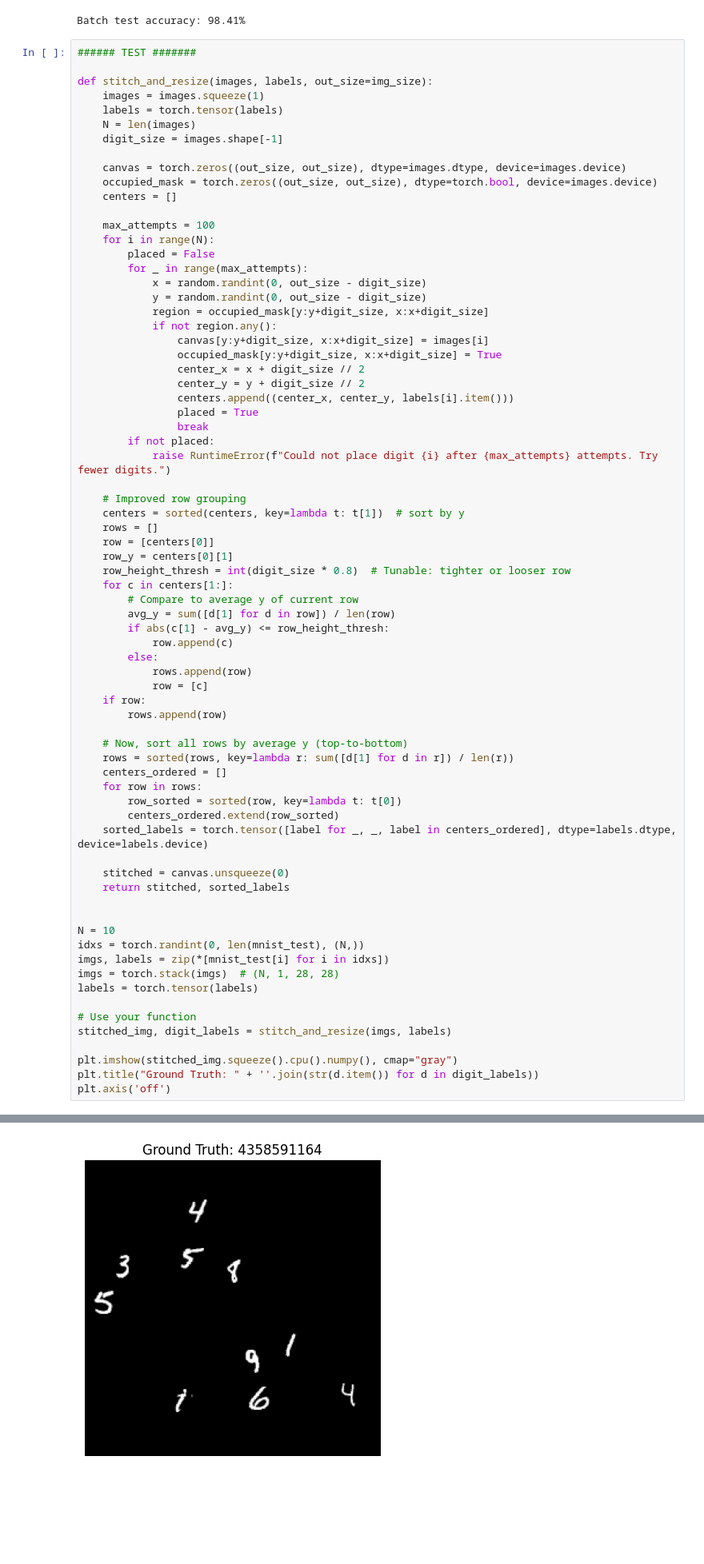
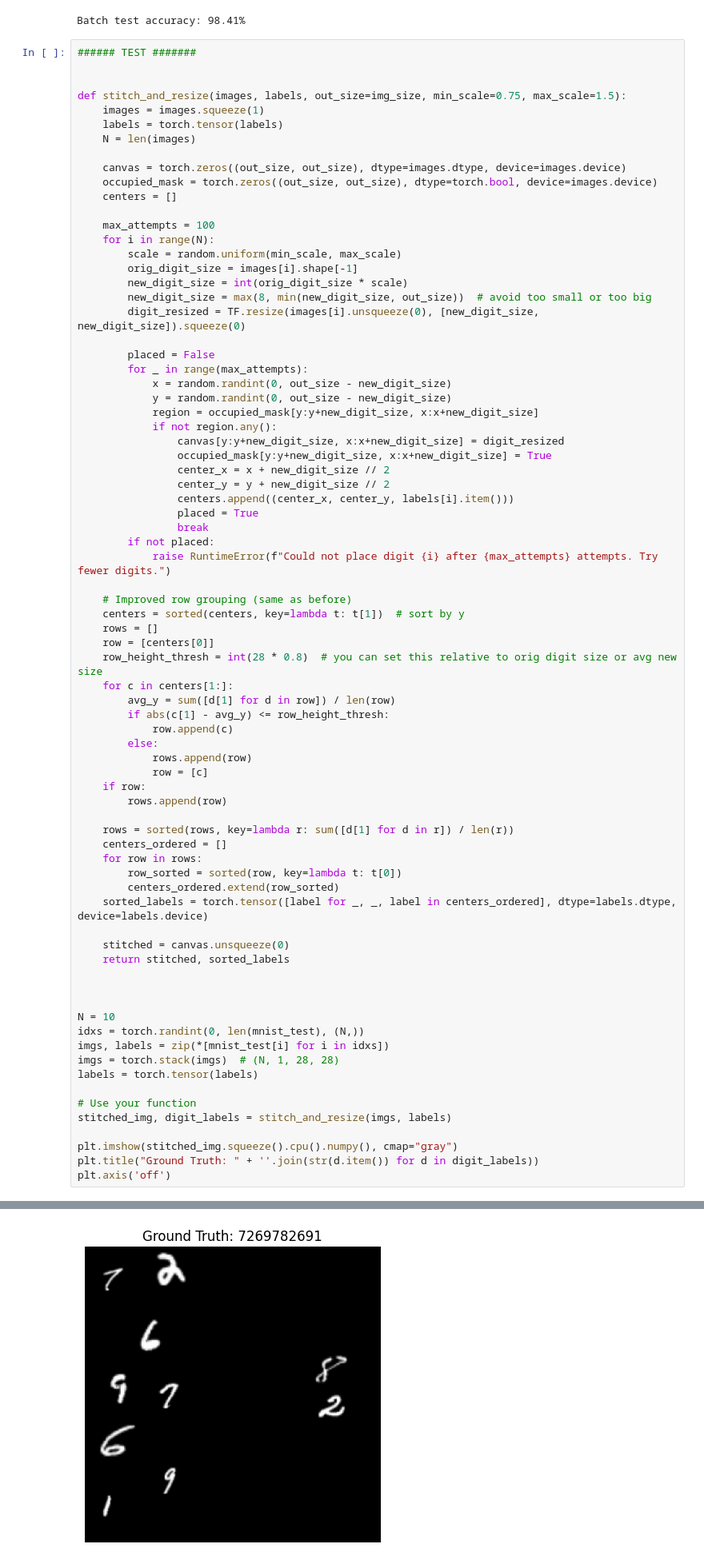
Before and after one commit to ajamesl/MLX8-W3-VisionTransformer, a Jupyter notebook: .aj/multi_encoder.ipynb, the cells around one changed output, grey strips where cells are left out. Shown at 80% size. Drawn from its saved outputs; the diff is of its cells as text; blank space fills up the shorter version.

```diff
--- a/.aj/multi_encoder.ipynb
+++ b/.aj/multi_encoder.ipynb
@@ -382,11 +382,11 @@ Batch test accuracy: 98.41%
 # %%
 ###### TEST #######
 
-def stitch_and_resize(images, labels, out_size=img_size):
+
+def stitch_and_resize(images, labels, out_size=img_size, min_scale=0.75, max_scale=1.5):
     images = images.squeeze(1)
     labels = torch.tensor(labels)
     N = len(images)
-    digit_size = images.shape[-1]
 
     canvas = torch.zeros((out_size, out_size), dtype=images.dtype, device=images.device)
     occupied_mask = torch.zeros((out_size, out_size), dtype=torch.bool, device=images.device)
@@ -394,30 +394,34 @@ def stitch_and_resize(images, labels, out_size=img_size):
 
     max_attempts = 100
     for i in range(N):
+        scale = random.uniform(min_scale, max_scale)
+        orig_digit_size = images[i].shape[-1]
+        new_digit_size = int(orig_digit_size * scale)
+        new_digit_size = max(8, min(new_digit_size, out_size))  # avoid too small or too big
+        digit_resized = TF.resize(images[i].unsqueeze(0), [new_digit_size, new_digit_size]).squeeze(0)
+
         placed = False
         for _ in range(max_attempts):
-            x = random.randint(0, out_size - digit_size)
-            y = random.randint(0, out_size - digit_size)
-            region = occupied_mask[y:y+digit_size, x:x+digit_size]
+            x = random.randint(0, out_size - new_digit_size)
+            y = random.randint(0, out_size - new_digit_size)
+            region = occupied_mask[y:y+new_digit_size, x:x+new_digit_size]
             if not region.any():
-                canvas[y:y+digit_size, x:x+digit_size] = images[i]
-                occupied_mask[y:y+digit_size, x:x+digit_size] = True
-                center_x = x + digit_size // 2
-                center_y = y + digit_size // 2
+                canvas[y:y+new_digit_size, x:x+new_digit_size] = digit_resized
+                occupied_mask[y:y+new_digit_size, x:x+new_digit_size] = True
+                center_x = x + new_digit_size // 2
+                center_y = y + new_digit_size // 2
                 centers.append((center_x, center_y, labels[i].item()))
                 placed = True
                 break
         if not placed:
             raise RuntimeError(f"Could not place digit {i} after {max_attempts} attempts. Try fewer digits.")
 
-    # Improved row grouping
+    # Improved row grouping (same as before)
     centers = sorted(centers, key=lambda t: t[1])  # sort by y
     rows = []
     row = [centers[0]]
-    row_y = centers[0][1]
-    row_height_thresh = int(digit_size * 0.8)  # Tunable: tighter or looser row
+    row_height_thresh = int(28 * 0.8)  # you can set this relative to orig digit size or avg new size
     for c in centers[1:]:
-        # Compare to average y of current row
         avg_y = sum([d[1] for d in row]) / len(row)
         if abs(c[1] - avg_y) <= row_height_thresh:
             row.append(c)
@@ -425,32 +429,32 @@ def stitch_and_resize(images, labels, out_size=img_size):
             rows.append(row)
             row = [c]
     if row:
         rows.append(row)
 
-    # Now, sort all rows by average y (top-to-bottom)
     rows = sorted(rows, key=lambda r: sum([d[1] for d in r]) / len(r))
     centers_ordered = []
     for row in rows:
         row_sorted = sorted(row, key=lambda t: t[0])
         centers_ordered.extend(row_sorted)
     sorted_labels = torch.tensor([label for _, _, label in centers_ordered], dtype=labels.dtype, device=labels.device)
 
     stitched = canvas.unsqueeze(0)
     return stitched, sorted_labels
+
 
 
 N = 10
 idxs = torch.randint(0, len(mnist_test), (N,))
 imgs, labels = zip(*[mnist_test[i] for i in idxs])
 imgs = torch.stack(imgs)  # (N, 1, 28, 28)
 labels = torch.tensor(labels)
 
 # Use your function
 stitched_img, digit_labels = stitch_and_resize(imgs, labels)
 
 plt.imshow(stitched_img.squeeze().cpu().numpy(), cmap="gray")
 plt.title("Ground Truth: " + ''.join(str(d.item()) for d in digit_labels))
 plt.axis('off')
 # %% [output]
 (-0.5, 255.5, 255.5, -0.5)
-[figure, old version]
+[figure, new version]
```
Also changed, not shown: 1 other file.
